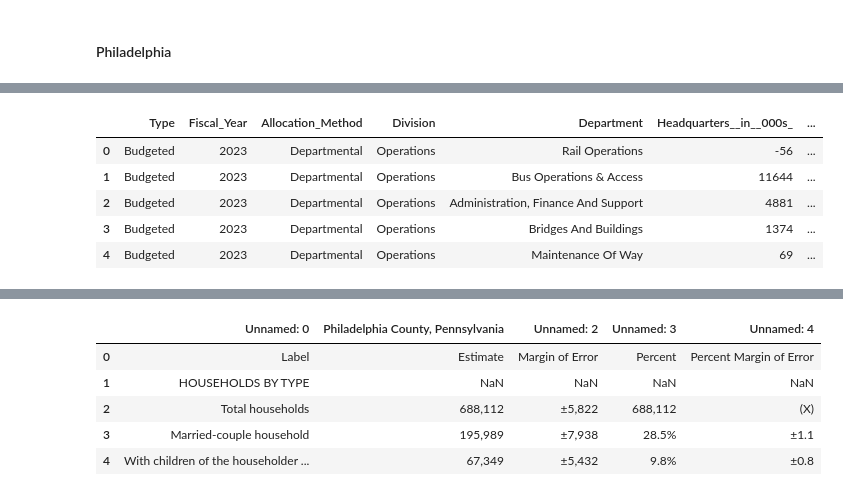
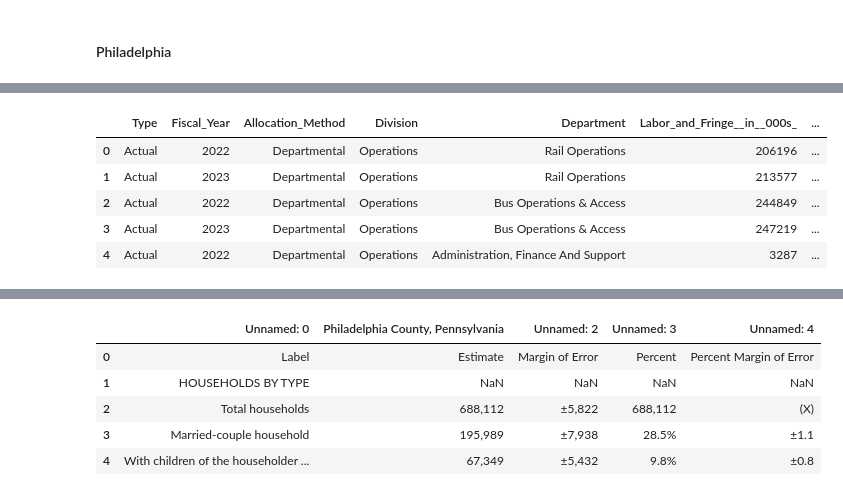
Before and after one commit to Hannah00Donnelly/nss-capstone-da14-2025, a Jupyter notebook: notebooks/hdonnelly_capstone.ipynb, the cells around one changed output, grey strips where cells are left out. Cells and saved outputs as stored; diff of their text form; code cells hidden in the pictures.

```diff
--- a/notebooks/hdonnelly_capstone.ipynb
+++ b/notebooks/hdonnelly_capstone.ipynb
@@ -24,6 +24,8 @@ import pandas as pd
 import numpy as np
 import matplotlib.pyplot as plt
 import seaborn as sns
+# %%
+pd.set_option('display.max_columns', None)
 # %% [markdown]
 # Reading in city specific data:
 # %% [markdown]
@@ -196,11 +216,11 @@ philly_pt_budget.head()
 # %%
-philly_pt_expenses=pd.read_csv('../data/philadelphia/SEPTA_Finances_Detail_of_Expenses_by_Company_Philadelphia.csv')
+philly_septa_budget=pd.read_csv('../data/philadelphia/septa_philly_budget.csv')
 # %%
-philly_pt_expenses.head()
+philly_septa_budget.head()
 # %% [output]
-|  | Type | Fiscal_Year | Allocation_Method | Division | Department | Headquarters__in__000s_ | ... |
-| 0 | Budgeted | 2023 | Departmental | Operations | Rail Operations | -56 | ... |
-| 1 | Budgeted | 2023 | Departmental | Operations | Bus Operations & Access | 11644 | ... |
-| 2 | Budgeted | 2023 | Departmental | Operations | Administration, Finance And Support | 4881 | ... |
-| 3 | Budgeted | 2023 | Departmental | Operations | Bridges And Buildings | 1374 | ... |
-| 4 | Budgeted | 2023 | Departmental | Operations | Maintenance Of Way | 69 | ... |
+|  | Type | Fiscal_Year | Allocation_Method | Division | Department | Labor_and_Fringe__in__000s_ | ... |
+| 0 | Actual | 2022 | Departmental | Operations | Rail Operations | 206196 | ... |
+| 1 | Actual | 2023 | Departmental | Operations | Rail Operations | 213577 | ... |
+| 2 | Actual | 2022 | Departmental | Operations | Bus Operations & Access | 244849 | ... |
+| 3 | Actual | 2023 | Departmental | Operations | Bus Operations & Access | 247219 | ... |
+| 4 | Actual | 2022 | Departmental | Operations | Administration, Finance And Support | 3287 | ... |
```
Also changed, not shown: parts of 68 cells of this notebook.
